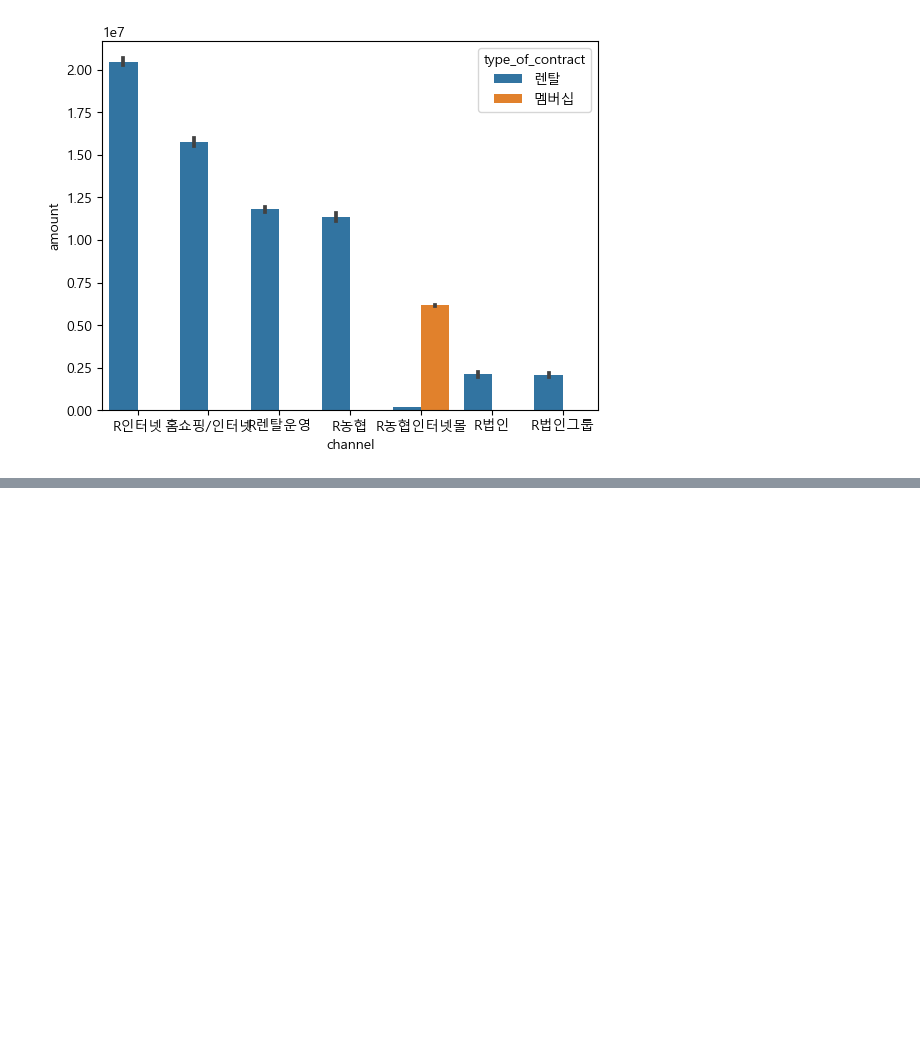
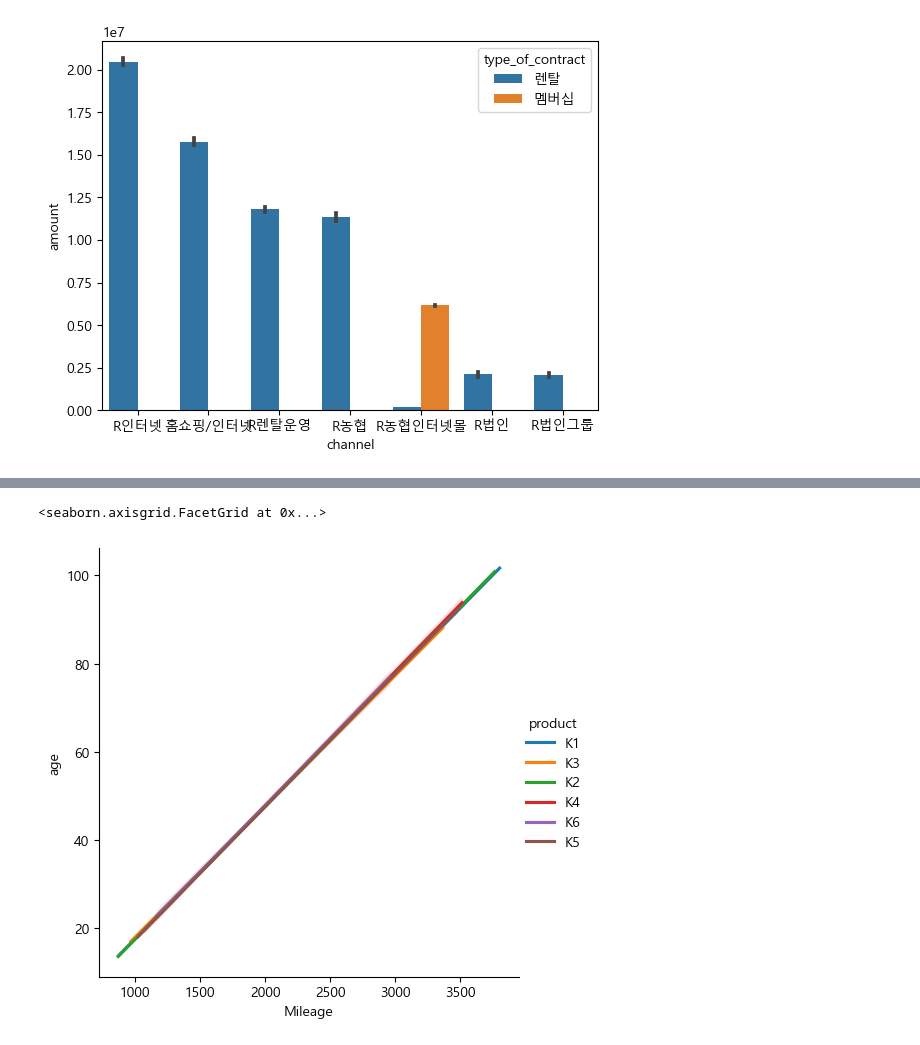
Before and after one commit to angelamyungjoosong/study_data_analytics, a Jupyter notebook: codes/visualizations/UsingCharts_TypeOfContract.ipynb, the cells around one changed output, grey strips where cells are left out. Saved outputs shown, nothing was run; the diff lists cells and outputs as text; code cells hidden in the pictures; blank space fills up the shorter version.

```diff
--- a/codes/visualizations/UsingCharts_TypeOfContract.ipynb
+++ b/codes/visualizations/UsingCharts_TypeOfContract.ipynb
@@ -64,0 +102,9 @@ sns.barplot(data=df_TOCC, x='channel', y='amount', estimator=sum, order=df_TOCC_
+# %%
+sns.lmplot(data=df_TOCC, x='Mileage', y='age', hue='product', scatter=False)
+# lm은 linear model / 개별적 값들의 중앙을 지나는 선
+# 단면으로 잘랐을때의 kde(확률 분포)를 그려서 각각의 가장 높은 값들끼리 연결해서 직선이 만들어진다.
+# 각 분포를 직각으로 한 좌표의 분포도의 평균을 찾아 점으로 연결한 것
+# 제품의 차별없이 마일리지가 측정되구나 확인 가능
+# %% [output]
+<seaborn.axisgrid.FacetGrid at 0x...>
+[figure, added]
```
Also changed, not shown: parts of 16 cells of this notebook, 2 other files.
